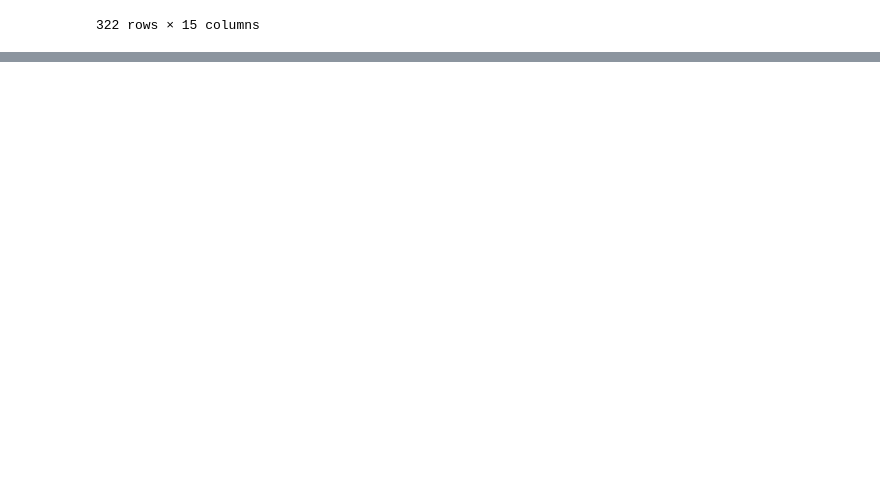
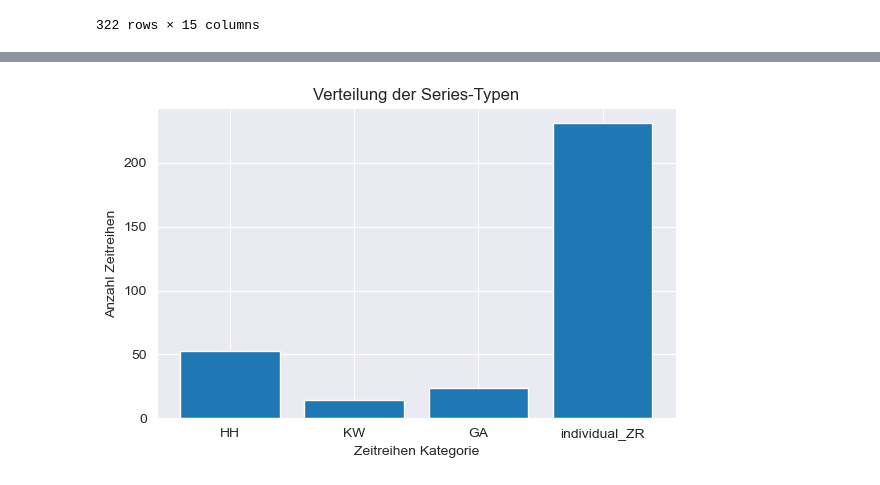
Before and after one commit to johannesgl4d0s/ersatzwerte_project, a Jupyter notebook: notebooks/01_02_exploration_in_MA.ipynb, the cells around one changed output, grey strips where cells are left out. Saved outputs shown, nothing was run; the diff lists cells and outputs as text; code cells hidden in the pictures; blank space fills up the shorter version.

Commit message:
added another plot

```diff
--- a/notebooks/01_02_exploration_in_MA.ipynb
+++ b/notebooks/01_02_exploration_in_MA.ipynb
@@ -249,0 +269,29 @@ Timestamp('2022-01-01 05:00:00')
+# %%
+from collections import Counter
+import matplotlib.pyplot as plt
+import re
+
+keys = list(df.columns)
+
+# 1) Typ je Spalte bestimmen
+def series_type(col: str) -> str:
+    m = re.search(r"_Mengen(HH|KW|GA)$", col)
+    return m.group(1) if m else "individual_ZR"
+
+types = [series_type(k) for k in keys]
+
+# 2) Zählen + feste Reihenfolge
+order = ["HH", "KW", "GA", "individual_ZR"]
+counts = Counter(types)
+y = [counts.get(k, 0) for k in order]
+
+# 3) Plot
+plt.figure(figsize=(6,4))
+plt.bar(order, y)
+plt.xlabel("Zeitreihen Kategorie")
+plt.ylabel("Anzahl Zeitreihen")
+plt.title("Verteilung der Series-Typen")
+plt.tight_layout()
+plt.show()
+# %% [output]
+[figure, added]
```
Also changed, not shown: parts of 2 cells of this notebook.
